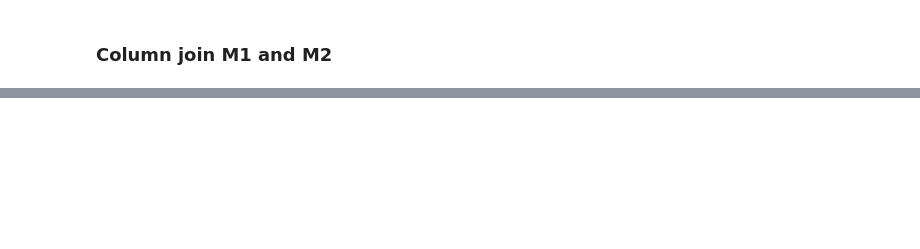
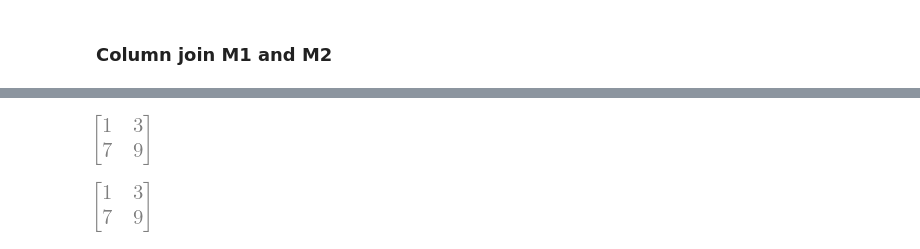
Before and after one commit to Fra0128/Symbolic-Mathematics-with-SymPy, a Jupyter notebook: cheat_sheet.ipynb, the cells around one changed output, grey strips where cells are left out. Cells and saved outputs as stored; diff of their text form; code cells hidden in the pictures; blank space fills up the shorter version.

Commit message:
feat: add display method from IPython.display

```diff
--- a/cheat_sheet.ipynb
+++ b/cheat_sheet.ipynb
@@ -427,0 +429,6 @@ $\displaystyle \left[\begin{matrix}1 & 3\\7 & 9\\1 & 3\\7 & 9\end{matrix}\right]
+# %%
+from IPython.display import display
+display(A, B)
+# %% [output]
+[figure, added]
+[figure, added]
```
Also changed, not shown: parts of 63 cells of this notebook.
